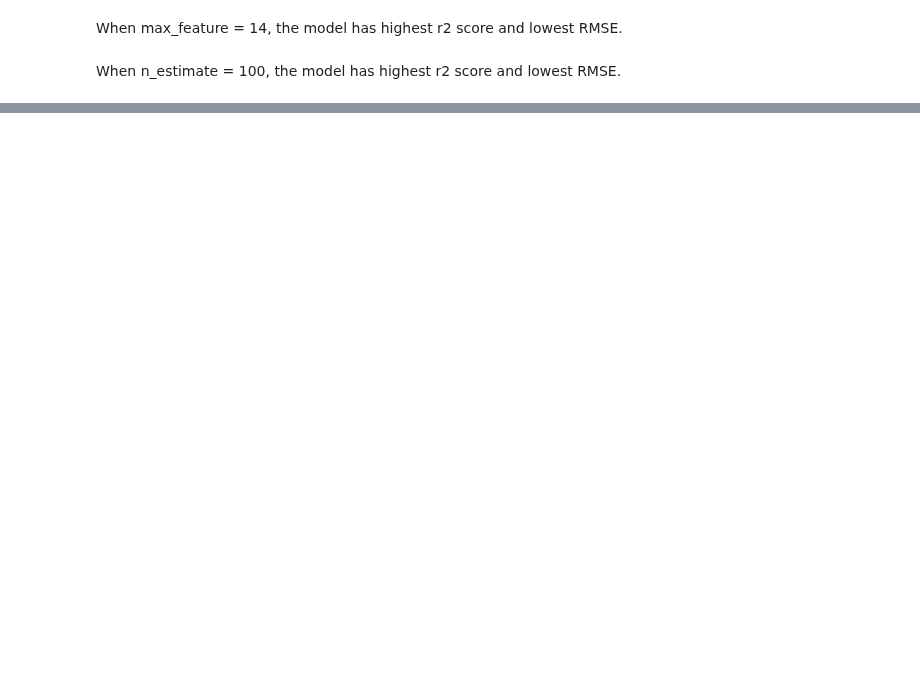
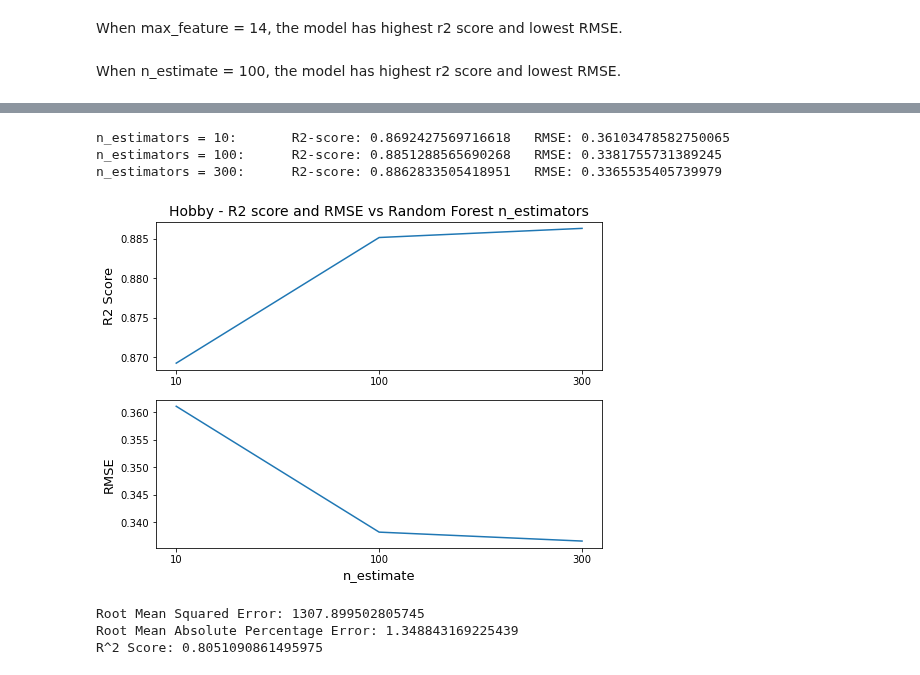
Before and after one commit to MAST30034-Applied-Data-Science/generic-buy-now-pay-later-project-group-11, a Jupyter notebook: notebooks/model.ipynb, the cells around one changed output, grey strips where cells are left out. Cells and saved outputs as stored; diff of their text form; code cells hidden in the pictures; blank space fills up the shorter version.

```diff
--- a/notebooks/model.ipynb
+++ b/notebooks/model.ipynb
@@ -588,0 +669,37 @@ actual_merchant_abn = actual_select['merchant_abn'].tolist()
+# %%
+# Visualise RMSE and R2 for different n_estimator value
+rmse = []
+r2 = []
+ests = (10, 100, 300)
+
+
+for n_est in ests:
+    rf = RandomForestRegressor(n_estimators=n_est, random_state = 42,
+                               max_features=14)
+    rmse_cv = cross_val_score(rf, X_train, y_train, cv=5,
+                             scoring='neg_root_mean_squared_error')
+    r2_cv = cross_val_score(rf, X_train, y_train, cv=5, scoring='r2')
+
+    print(f"n_estimators = {n_est}: \t", 'R2-score:', np.mean(r2_cv),
+          '\tRMSE:', abs(np.mean(rmse_cv)))
+    rmse.append(abs(np.mean(rmse_cv)))
+    r2.append(np.mean(r2_cv))
+
+plt.figure(figsize=(8,6))
+plt.subplot(2, 1, 1)
+plt.plot(range(len(ests)), r2, label='R2')
+plt.xticks(range(len(ests)), ests)
+plt.ylabel('R2 Score', fontsize=13)
+plt.title('Hobby - R2 score and RMSE vs Random Forest n_estimators', fontsize=14)
+
+plt.subplot(2, 1, 2)
+plt.plot(range(len(ests)), rmse, label='RMSE')
+plt.xticks(range(len(ests)), ests)
+plt.xlabel('n_estimate', fontsize=13)
+plt.ylabel('RMSE', fontsize=13)
+plt.savefig(f'../plots/rf_all_hype_tuning_nest.png')
+# %% [output]
+n_estimators = 10:       R2-score: 0.8692427569716618   RMSE: 0.36103478582750065
+n_estimators = 100:      R2-score: 0.8851288565690268   RMSE: 0.3381755731389245
+n_estimators = 300:      R2-score: 0.8862833505418951   RMSE: 0.3365535405739979
+[figure, added]
@@ -588,0 +715,10 @@ actual_merchant_abn = actual_select['merchant_abn'].tolist()
+# %%
+print('Root Mean Squared Error:',
+      np.sqrt(metrics.mean_squared_error(y_test_actual, y_pred_actual)))
+print('Root Mean Absolute Percentage Error:',
+      metrics.mean_absolute_percentage_error(y_test_actual, y_pred_actual))
+print('R^2 Score:', metrics.r2_score(y_test_actual, y_pred_actual))
+# %% [output]
+Root Mean Squared Error: 1307.899502805745
+Root Mean Absolute Percentage Error: 1.348843169225439
+R^2 Score: 0.8051090861495975
```
Also changed, not shown: parts of 37 cells of this notebook, 1 other file.
